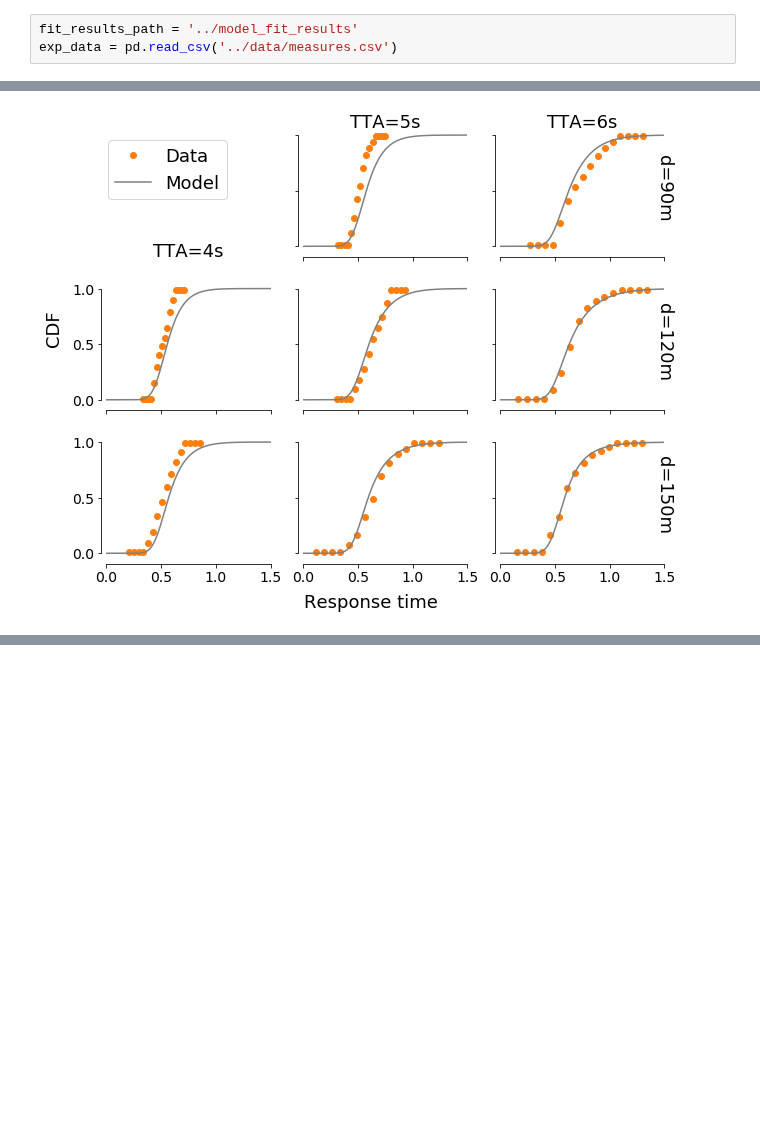
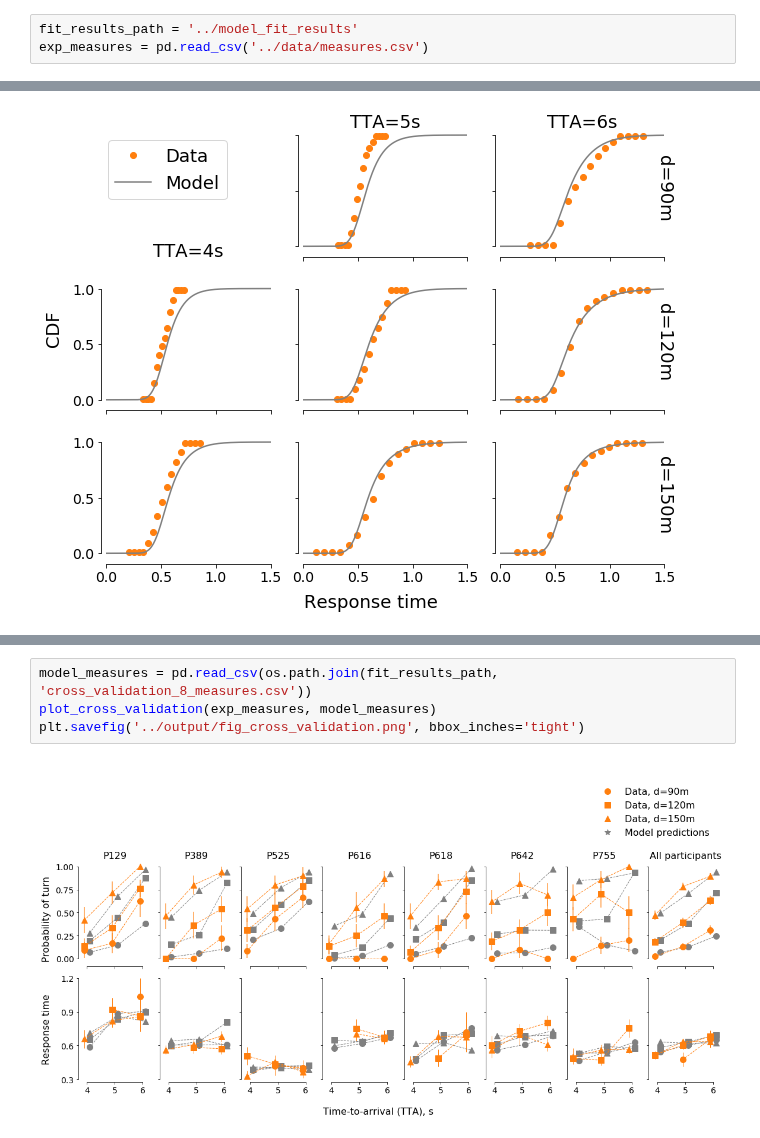
Before and after one commit to cherepaha/evidence_accumulation_in_gap_acceptance, a Jupyter notebook: data_and_model_analysis/paper_figures.ipynb, the cells around one changed output, grey strips where cells are left out. Drawn from its saved outputs; the diff is of its cells as text; blank space fills up the shorter version.

```diff
--- a/data_and_model_analysis/paper_figures.ipynb
+++ b/data_and_model_analysis/paper_figures.ipynb
@@ -16,7 +17,7 @@ The autoreload extension is already loaded. To reload it, use:
   %reload_ext autoreload
 # %%
 fit_results_path = '../model_fit_results'
-exp_data = pd.read_csv('../data/measures.csv')
+exp_measures = pd.read_csv('../data/measures.csv')
 # %% [markdown]
 # Model diagram
 # %%
@@ -374,0 +383,6 @@ plt.savefig('../output/fig_RT_dist.png', bbox_inches='tight')
+# %%
+model_measures = pd.read_csv(os.path.join(fit_results_path, 'cross_validation_8_measures.csv'))
+plot_cross_validation(exp_measures, model_measures)
+plt.savefig('../output/fig_cross_validation.png', bbox_inches='tight')
+# %% [output]
+[figure, added]
```
Also changed, not shown: parts of 13 cells of this notebook.
